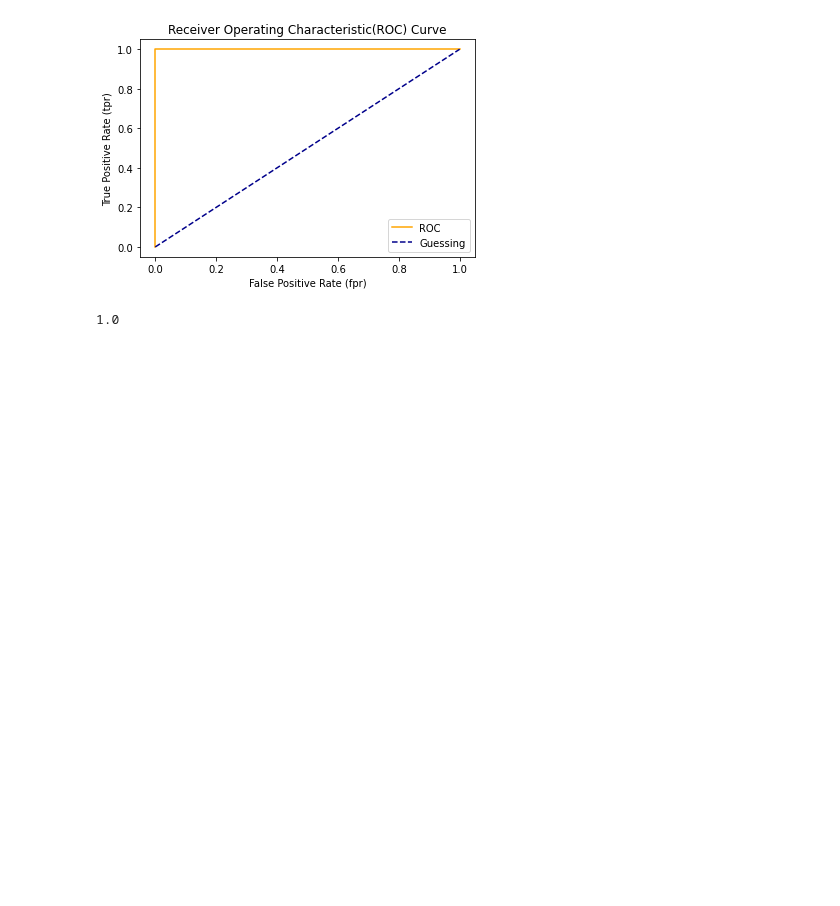
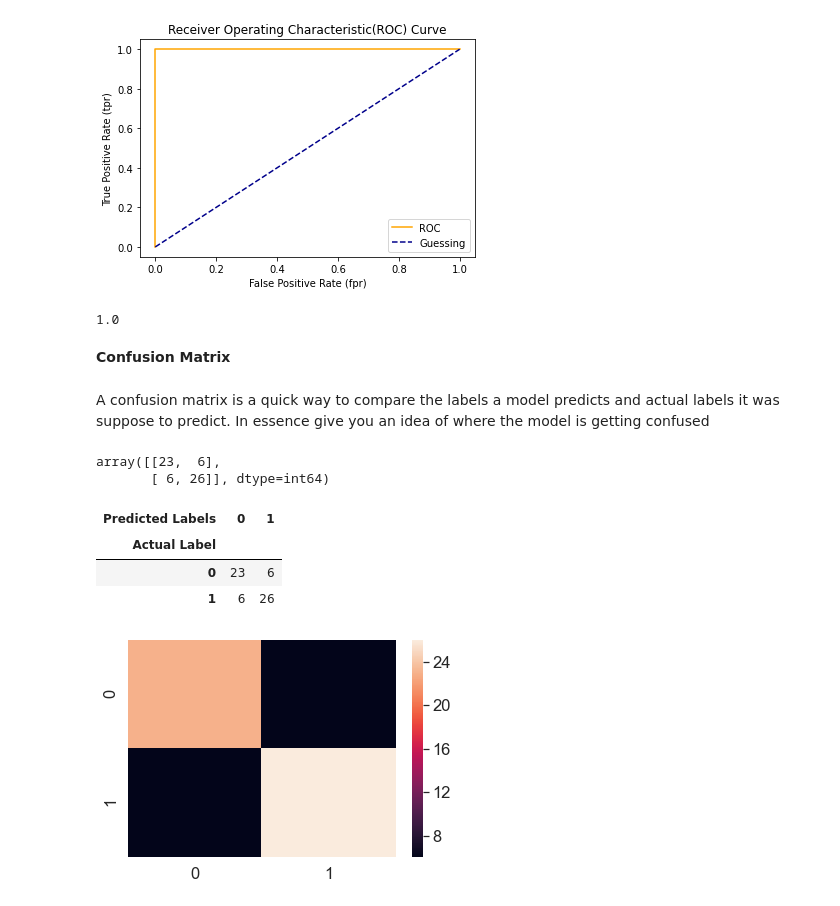
Before and after one commit to aryatomarAI/Machine-learning-and-data-science, a Jupyter notebook: Scikit-Learn/Scikit-Learn-Workflow-in-Brief.ipynb, the cells around one changed output. Saved outputs shown, nothing was run; the diff lists cells and outputs as text; code cells hidden in the pictures; blank space fills up the shorter version.

Commit message:
Evaluating a classification model using confusion matrix

```diff
--- a/Scikit-Learn/Scikit-Learn-Workflow-in-Brief.ipynb
+++ b/Scikit-Learn/Scikit-Learn-Workflow-in-Brief.ipynb
@@ -987,3 +987,25 @@ plot_roc_curve(fpr,tpr)
 roc_auc_score(y_test,y_test)
 # %% [output]
 1.0
+# %% [markdown]
+**Confusion Matrix**
+# %% [markdown]
+A confusion matrix is a quick way to compare the labels a model predicts and actual labels it was suppose to predict. In
+essence give you an idea of where the model is getting confused
+# %%
+from sklearn.metrics import confusion_matrix
+
+y_preds=clf.predict(X_test)
+confusion_matrix(y_test,y_preds)
+# %% [output]
+array([[23,  6],
+       [ 6, 26]], dtype=int64)
+# %%
+# Let's visualize confusion matrix with pd.crosstab()
+
+pd.crosstab(y_test,y_preds,rownames=["Actual Label"],colnames=["Predicted Labels"])
+# %% [output]
+| Predicted Labels | 0 | 1 |
+| Actual Label |  |  |
+| 0 | 23 | 6 |
+| 1 | 6 | 26 |
@@ -989,0 +1015,11 @@ roc_auc_score(y_test,y_test)
+# %%
+# Set the font scale
+sns.set(font_scale=1.5)
+
+# Create a confusion matrix
+conf_mat=confusion_matrix(y_test,y_preds)
+
+# plot it using seaborn's heat map
+sns.heatmap(conf_mat);
+# %% [output]
+[figure, added]
```
Also changed, not shown: parts of 3 cells of this notebook.
